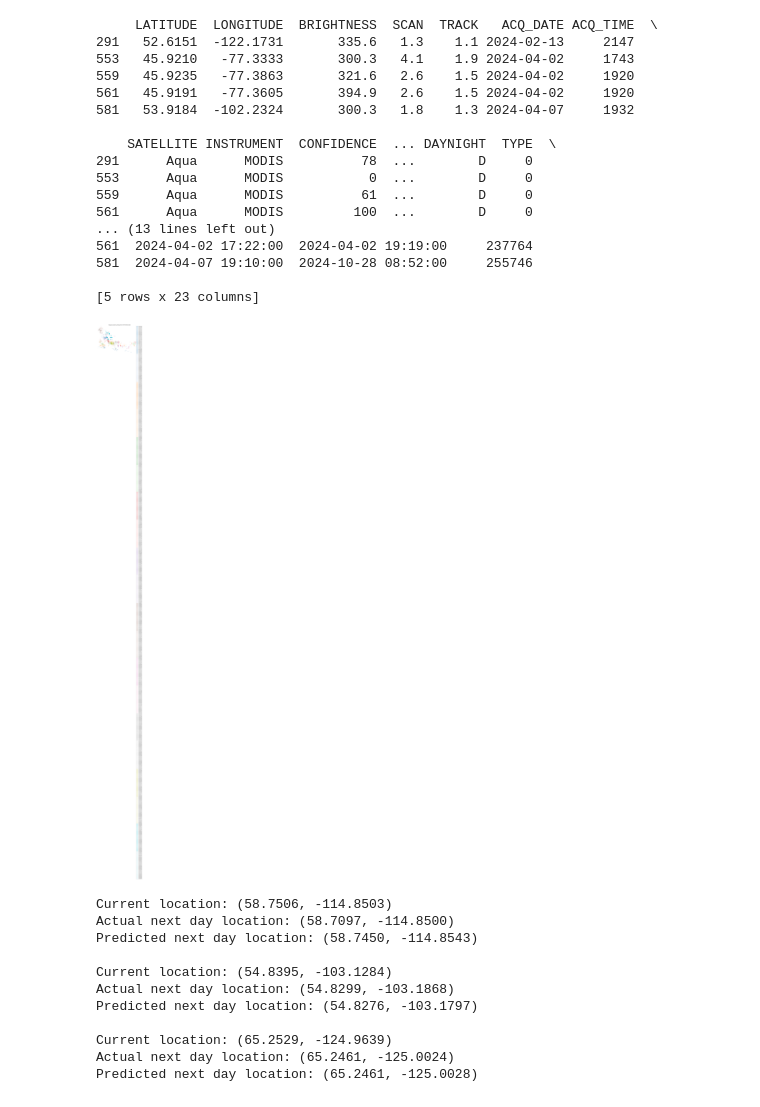
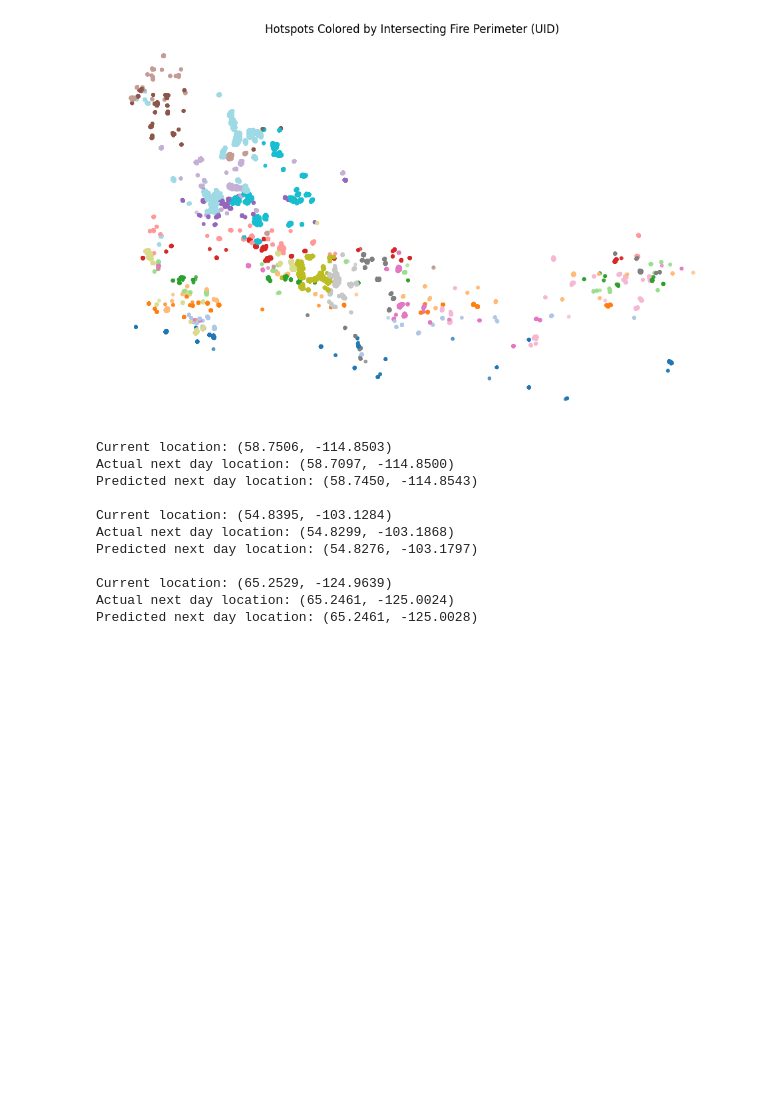
Before and after one commit to Markus8888888/Blaze-Watch, a Jupyter notebook: backend/training/FireModel.ipynb, the cells around one changed output. Cells and saved outputs as stored; diff of their text form; code cells hidden in the pictures; blank space fills up the shorter version.

Commit message:
cleaned up fire model code

```diff
--- a/backend/training/FireModel.ipynb
+++ b/backend/training/FireModel.ipynb
@@ -1,8 +11,6 @@
 # %%
-import pandas as pd
-import geopandas as gpd
-fire = gpd.read_file("./data_2024/hotspots/fire_archive_M-C61_629919.shp")
-cc = gpd.read_file("./data_2024/perimeter/cc_apt_buf.shp")
+hotspots = gpd.read_file("./data_2024/hotspots/fire_archive_M-C61_629919.shp")
+perimeter = gpd.read_file("./data_2024/perimeter/cc_apt_buf.shp")
 
-print(fire.head(3))
-print(cc.head(3))
+# print(hotspots.head(3))
+# print(perimeter.head(3))
@@ -83,56 +53,22 @@ plt.show()
 [figure]
 # %%
-# STEP 1: Assign CRS to fire if missing (most likely WGS84 from FIRMS)
-if fire.crs is None:
-    fire.set_crs(epsg=4326, inplace=True)  # WGS84 lat/lon
-
-# Step 2: Set CRS on cc manually (based on .prj content)
-if cc.crs is None:
-    cc.set_crs(epsg=3978, inplace=True)  # NAD_1983_Canada_Atlas_Lambert
-
-# STEP 3: Reproject fire to match cc's CRS
-fire = fire.to_crs(cc.crs)
-
-# STEP 4: Spatial join — assign each fire point the polygon it intersects
-fire_with_uid = gpd.sjoin(fire, cc, how="inner", predicate="intersects")
-
-# Step 5: Preview results
-print(fire_with_uid.head())
-
-# Plot fire points, colored by intersecting polygon UID
+# Plot hotspot points, colored by respective fire groups
 fig, ax = plt.subplots(figsize=(12, 12))
 
-fire_with_uid.plot(
+hotspots_with_perimeter.plot(
     ax=ax,
-    column="UID",          # Color by the fire perimeter UID they intersect
+    column="UID",
     categorical=True,
-    legend=True,
+    legend=False,
     cmap="tab20",
     markersize=10,
     alpha=0.7
 )
 
 ax.set_title("Hotspots Colored by Intersecting Fire Perimeter (UID)")
 ax.axis("off")
 
 plt.show()
 # %% [output]
-     LATITUDE  LONGITUDE  BRIGHTNESS  SCAN  TRACK   ACQ_DATE ACQ_TIME  \
-291   52.6151  -122.1731       335.6   1.3    1.1 2024-02-13     2147
-553   45.9210   -77.3333       300.3   4.1    1.9 2024-04-02     1743
-559   45.9235   -77.3863       321.6   2.6    1.5 2024-04-02     1920
-561   45.9191   -77.3605       394.9   2.6    1.5 2024-04-02     1920
-581   53.9184  -102.2324       300.3   1.8    1.3 2024-04-07     1932
-
-    SATELLITE INSTRUMENT  CONFIDENCE  ... DAYNIGHT  TYPE  \
-291      Aqua      MODIS          78  ...        D     0
-553      Aqua      MODIS           0  ...        D     0
-559      Aqua      MODIS          61  ...        D     0
-561      Aqua      MODIS         100  ...        D     0
-... (13 lines left out)
-561  2024-04-02 17:22:00  2024-04-02 19:19:00     237764
-581  2024-04-07 19:10:00  2024-10-28 08:52:00     255746
-
-[5 rows x 23 columns]
-[figure, old version]
+[figure, new version]
 # %%
```
Also changed, not shown: parts of 5 cells of this notebook.
